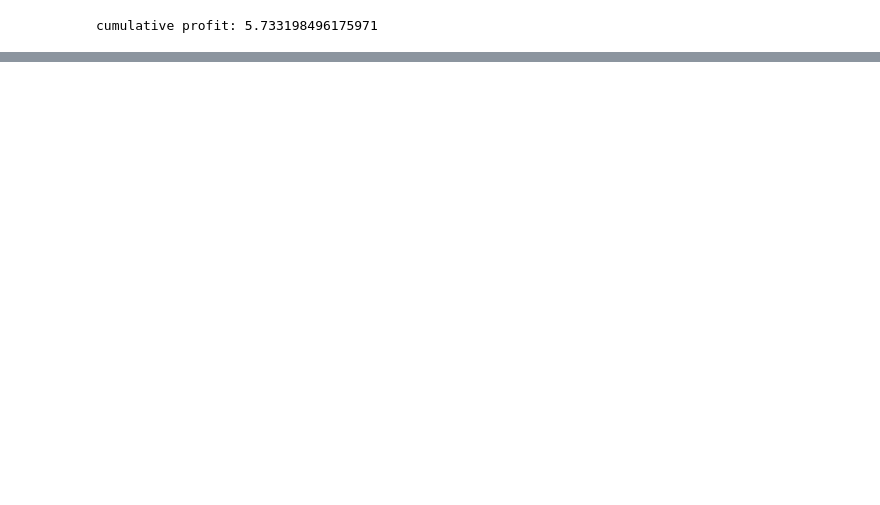
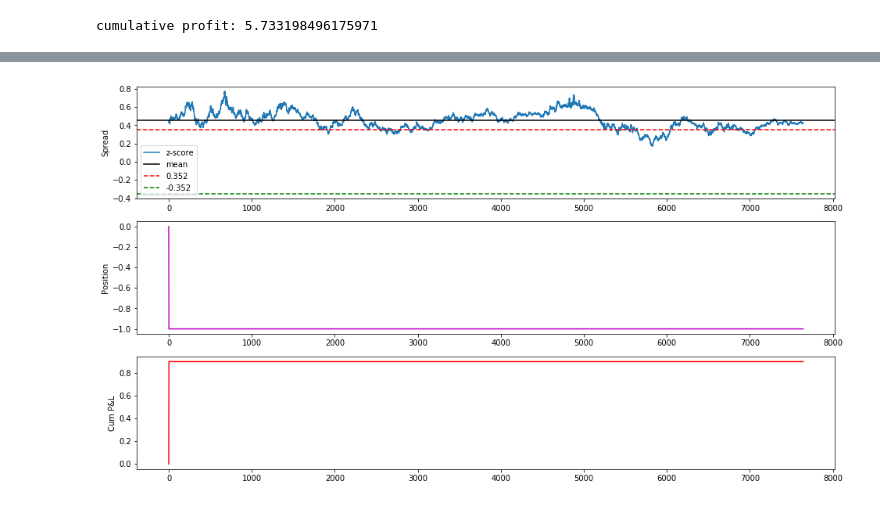
Before and after one commit to thtang/Pair-trading, a Jupyter notebook: src/pair selection.ipynb, the cells around one changed output, grey strips where cells are left out. Cells and saved outputs as stored; diff of their text form; code cells hidden in the pictures; blank space fills up the shorter version.

```diff
--- a/src/pair selection.ipynb
+++ b/src/pair selection.ipynb
@@ -328,0 +381,57 @@ cumulative profit: 5.733198496175971
+# %%
+spread = -prices_df["EUR"] + prices_df["AUD"]*gamma_kalman
+z = prices_df["EUR"] - prices_df["AUD"]*gamma_kalman
+z_zero_mean = z-u_kalman
+
+dist = GaussianMixture()
+dist.fit(np.array(z_zero_mean).reshape(-1,1))
+S = np.arange(0.0, 1, 0.001)
+prob = 1-norm.cdf(S, loc=dist.means_[0][0], scale=dist.covariances_[0][0][0]**0.5)
+total_profit = S*len(prices_df["EUR"])*(prob)
+s0 = S[np.argmax(total_profit)]
+
+profit = [0]*len(z)
+cum_profit = 0
+position = [0]*len(z)
+cur_pos = 0
+
+for i in range(1, len(z)):
+
+    if z_zero_mean[i]<-s0 and cur_pos==0:
+        # buy spread
+        cum_profit += spread[i]
+        cur_pos = 1
+    if z_zero_mean[i]>s0 and cur_pos==0:
+        # short-sell spread
+        cum_profit -= spread[i]
+        cur_pos = -1
+    if z_zero_mean[i]*z_zero_mean[i-1]<0 and cur_pos==-1: # zero-crossing
+        cum_profit -= spread[i]
+        cur_pos = 0
+    if z_zero_mean[i]*z_zero_mean[i-1]<0 and cur_pos==1:
+        cum_profit += spread[i]
+        cur_pos = 0
+
+
+    profit[i] = cum_profit
+    position[i] = cur_pos
+
+plt.figure(figsize=(16,9))
+plt.subplot(3,1,1)
+plt.plot(z_zero_mean)
+plt.axhline(z_zero_mean.mean(), color="black")
+plt.axhline(s0, color="red", linestyle="--")
+plt.axhline(-s0, color="green", linestyle="--")
+plt.legend(["z-score", "mean", "{}".format(s0), "{}".format(-s0)])
+plt.ylabel("Spread")
+
+plt.subplot(3,1,2)
+plt.plot(position, "m")
+plt.ylabel("Position")
+
+plt.subplot(3,1,3)
+plt.plot(profit, "r")
+plt.ylabel("Cum P&L")
+plt.show()
+# %% [output]
+[figure, added]
```
Also changed, not shown: parts of 14 cells of this notebook.
